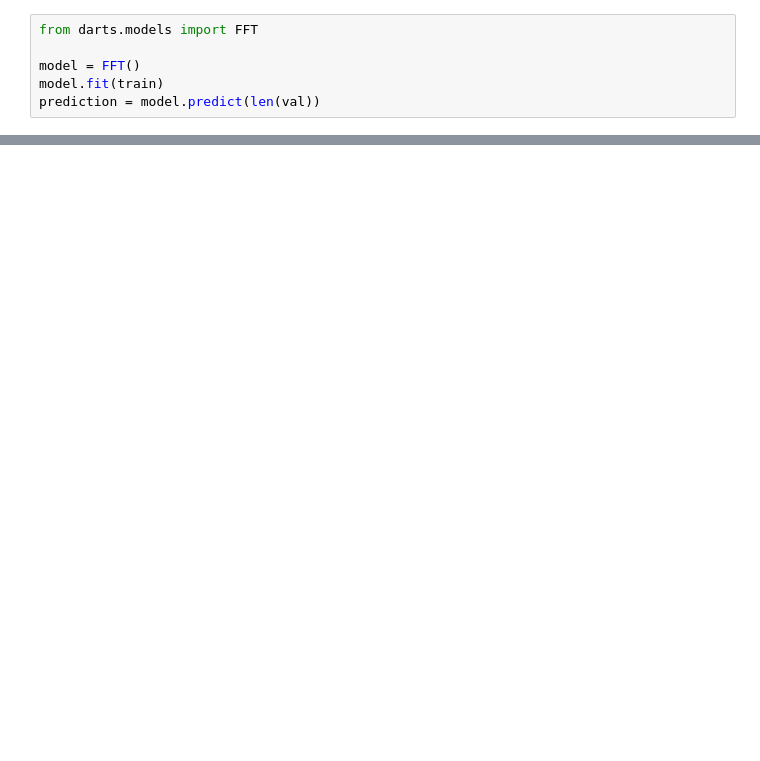
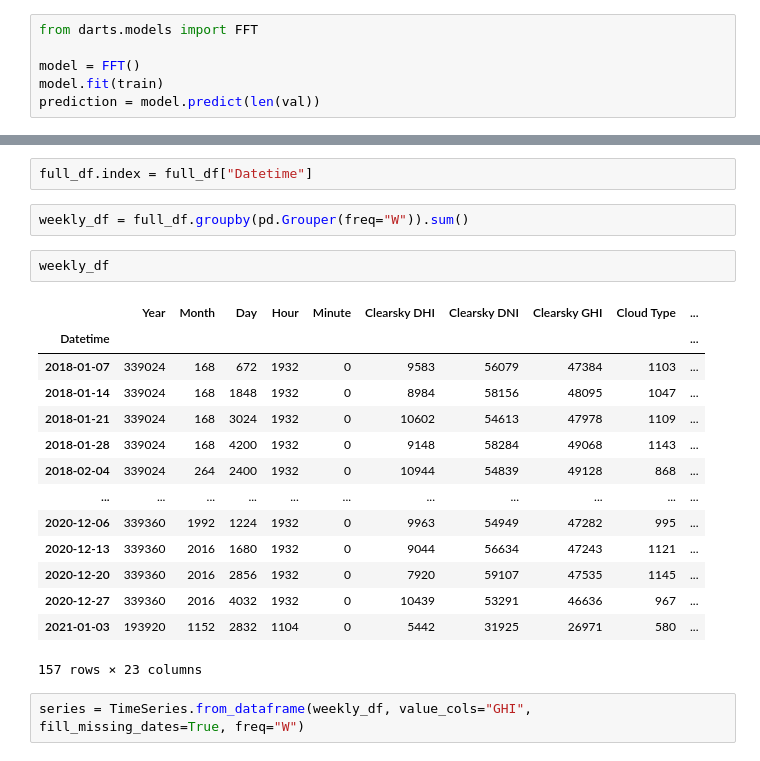
Before and after one commit to cai-yutian/pv-modelling-mirror, a Jupyter notebook: predict-irradiance.ipynb, the cells around one changed output, grey strips where cells are left out. Saved outputs shown, nothing was run; the diff lists cells and outputs as text; blank space fills up the shorter version.

```diff
--- a/predict-irradiance.ipynb
+++ b/predict-irradiance.ipynb
@@ -47,0 +85,23 @@ plt.legend()
+# %%
+full_df.index = full_df["Datetime"]
+# %%
+weekly_df = full_df.groupby(pd.Grouper(freq="W")).sum()
+# %%
+weekly_df
+# %% [output]
+|  | Year | Month | Day | Hour | Minute | Clearsky DHI | Clearsky DNI | Clearsky GHI | Cloud Type | ... |
+| Datetime |  |  |  |  |  |  |  |  |  | ... |
+| 2018-01-07 | 339024 | 168 | 672 | 1932 | 0 | 9583 | 56079 | 47384 | 1103 | ... |
+| 2018-01-14 | 339024 | 168 | 1848 | 1932 | 0 | 8984 | 58156 | 48095 | 1047 | ... |
+| 2018-01-21 | 339024 | 168 | 3024 | 1932 | 0 | 10602 | 54613 | 47978 | 1109 | ... |
+| 2018-01-28 | 339024 | 168 | 4200 | 1932 | 0 | 9148 | 58284 | 49068 | 1143 | ... |
+| 2018-02-04 | 339024 | 264 | 2400 | 1932 | 0 | 10944 | 54839 | 49128 | 868 | ... |
+| ... | ... | ... | ... | ... | ... | ... | ... | ... | ... | ... |
+| 2020-12-06 | 339360 | 1992 | 1224 | 1932 | 0 | 9963 | 54949 | 47282 | 995 | ... |
+| 2020-12-13 | 339360 | 2016 | 1680 | 1932 | 0 | 9044 | 56634 | 47243 | 1121 | ... |
+| 2020-12-20 | 339360 | 2016 | 2856 | 1932 | 0 | 7920 | 59107 | 47535 | 1145 | ... |
+| 2020-12-27 | 339360 | 2016 | 4032 | 1932 | 0 | 10439 | 53291 | 46636 | 967 | ... |
+| 2021-01-03 | 193920 | 1152 | 2832 | 1104 | 0 | 5442 | 31925 | 26971 | 580 | ... |
+157 rows × 23 columns
+# %%
+series = TimeSeries.from_dataframe(weekly_df, value_cols="GHI", fill_missing_dates=True, freq="W")
```
Also changed, not shown: parts of 18 cells of this notebook.
